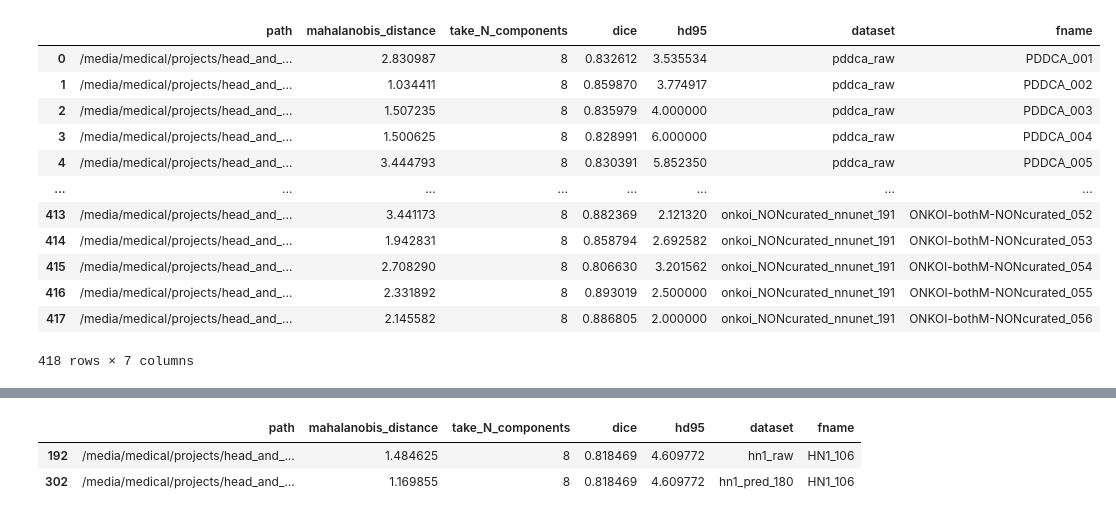
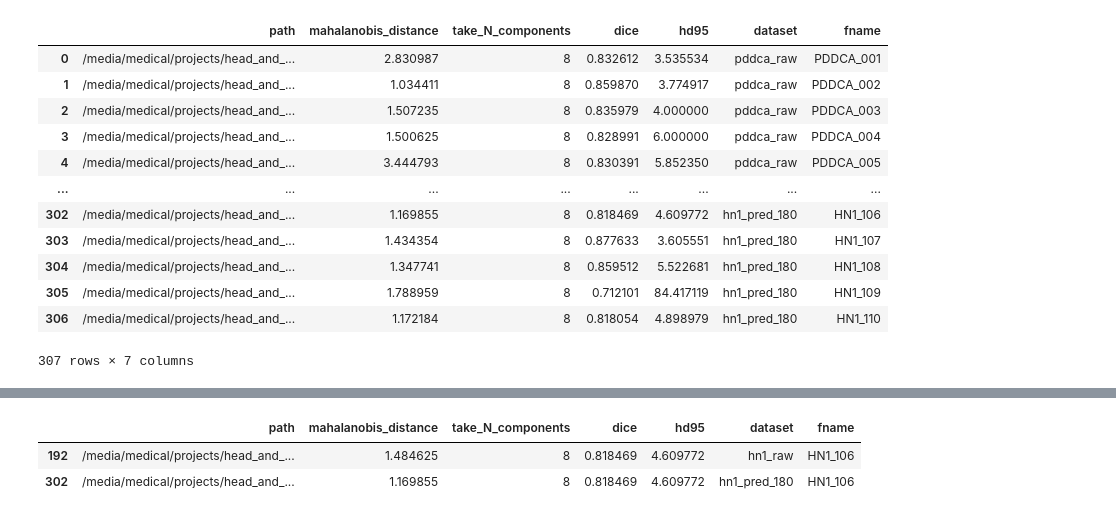
Before and after one commit to gasperpodobnik/dissm, a Jupyter notebook: analyse_dataset/correlation_analysis.ipynb, the cells around one changed output, grey strips where cells are left out. Cells and saved outputs as stored; diff of their text form; code cells hidden in the pictures.

```diff
--- a/analyse_dataset/correlation_analysis.ipynb
+++ b/analyse_dataset/correlation_analysis.ipynb
@@ -14,34 +14,34 @@ from os.path import join
 import seaborn as sns
 import matplotlib.pyplot as plt
 # %%
-datasets = ['pddca_raw', 'pddca_pred_180', 'hn1_raw', 'hn1_pred_180', 'onkoi_curated_nnunet_190', 'onkoi_NONcurated_nnunet_191']
+datasets = ['pddca_raw', 'pddca_pred_180', 'hn1_raw', 'hn1_pred_180']#, 'onkoi_curated_nnunet_190', 'onkoi_NONcurated_nnunet_191']
 dfs = []
 for dataset in datasets:
     base_dirpath = (
         f"/media/medical/projects/head_and_neck/onkoi_2019/dissm/{dataset}/Parotid_L"
     )
     csv_dir = join(
         base_dirpath, "interp_mesh_simplified_reg_scaled_correspondence_mix-rpm_scale50"
     )
     df = pd.read_csv(join(csv_dir, 'mahalanobis_distance.csv'), index_col=0)
     dfs.append(df)
 df = pd.concat(dfs, ignore_index=True)
 df['fname'] = df['path'].str.rsplit('/', 1, expand=True)[1].str.split('_target', 1, expand=True)[0]
 df
 # %% [output]
 |  | path | mahalanobis_distance | take_N_components | dice | hd95 | dataset | fname |
 | 0 | /media/medical/projects/head_and_... | 2.830987 | 8 | 0.832612 | 3.535534 | pddca_raw | PDDCA_001 |
 | 1 | /media/medical/projects/head_and_... | 1.034411 | 8 | 0.859870 | 3.774917 | pddca_raw | PDDCA_002 |
 | 2 | /media/medical/projects/head_and_... | 1.507235 | 8 | 0.835979 | 4.000000 | pddca_raw | PDDCA_003 |
 | 3 | /media/medical/projects/head_and_... | 1.500625 | 8 | 0.828991 | 6.000000 | pddca_raw | PDDCA_004 |
 | 4 | /media/medical/projects/head_and_... | 3.444793 | 8 | 0.830391 | 5.852350 | pddca_raw | PDDCA_005 |
 | ... | ... | ... | ... | ... | ... | ... | ... |
-| 413 | /media/medical/projects/head_and_... | 3.441173 | 8 | 0.882369 | 2.121320 | onkoi_NONcurated_nnunet_191 | ONKOI-bothM-NONcurated_052 |
-| 414 | /media/medical/projects/head_and_... | 1.942831 | 8 | 0.858794 | 2.692582 | onkoi_NONcurated_nnunet_191 | ONKOI-bothM-NONcurated_053 |
-| 415 | /media/medical/projects/head_and_... | 2.708290 | 8 | 0.806630 | 3.201562 | onkoi_NONcurated_nnunet_191 | ONKOI-bothM-NONcurated_054 |
-| 416 | /media/medical/projects/head_and_... | 2.331892 | 8 | 0.893019 | 2.500000 | onkoi_NONcurated_nnunet_191 | ONKOI-bothM-NONcurated_055 |
-| 417 | /media/medical/projects/head_and_... | 2.145582 | 8 | 0.886805 | 2.000000 | onkoi_NONcurated_nnunet_191 | ONKOI-bothM-NONcurated_056 |
+| 302 | /media/medical/projects/head_and_... | 1.169855 | 8 | 0.818469 | 4.609772 | hn1_pred_180 | HN1_106 |
+| 303 | /media/medical/projects/head_and_... | 1.434354 | 8 | 0.877633 | 3.605551 | hn1_pred_180 | HN1_107 |
+| 304 | /media/medical/projects/head_and_... | 1.347741 | 8 | 0.859512 | 5.522681 | hn1_pred_180 | HN1_108 |
+| 305 | /media/medical/projects/head_and_... | 1.788959 | 8 | 0.712101 | 84.417119 | hn1_pred_180 | HN1_109 |
+| 306 | /media/medical/projects/head_and_... | 1.172184 | 8 | 0.818054 | 4.898979 | hn1_pred_180 | HN1_110 |
-418 rows × 7 columns
+307 rows × 7 columns
 # %%
 # sns.pairplot(df.loc[df['dice']< 0.75, :], hue="dataset", vars=['mahalanobis_distance', 'dice', 'hd95'])
 sns.pairplot(df.loc[df['hd95'] < 40, :], hue="dataset", vars=['mahalanobis_distance', 'dice', 'hd95'])
```
Also changed, not shown: parts of 3 cells of this notebook, 28 other files.
